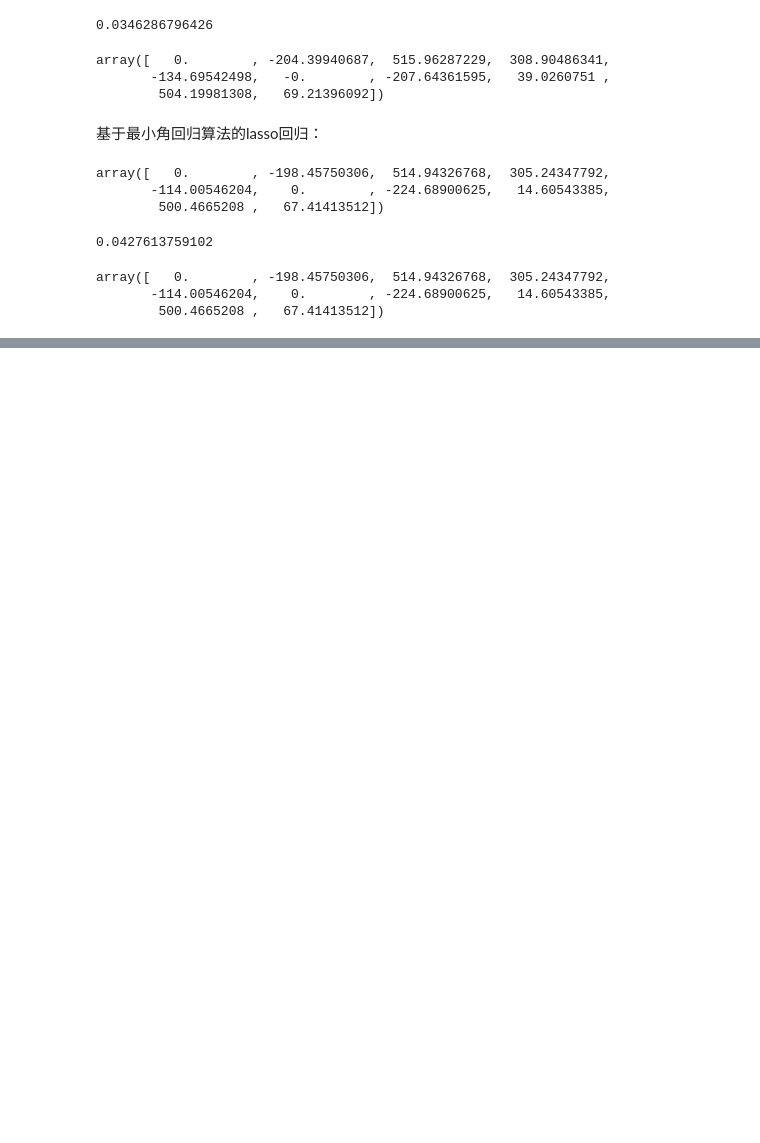
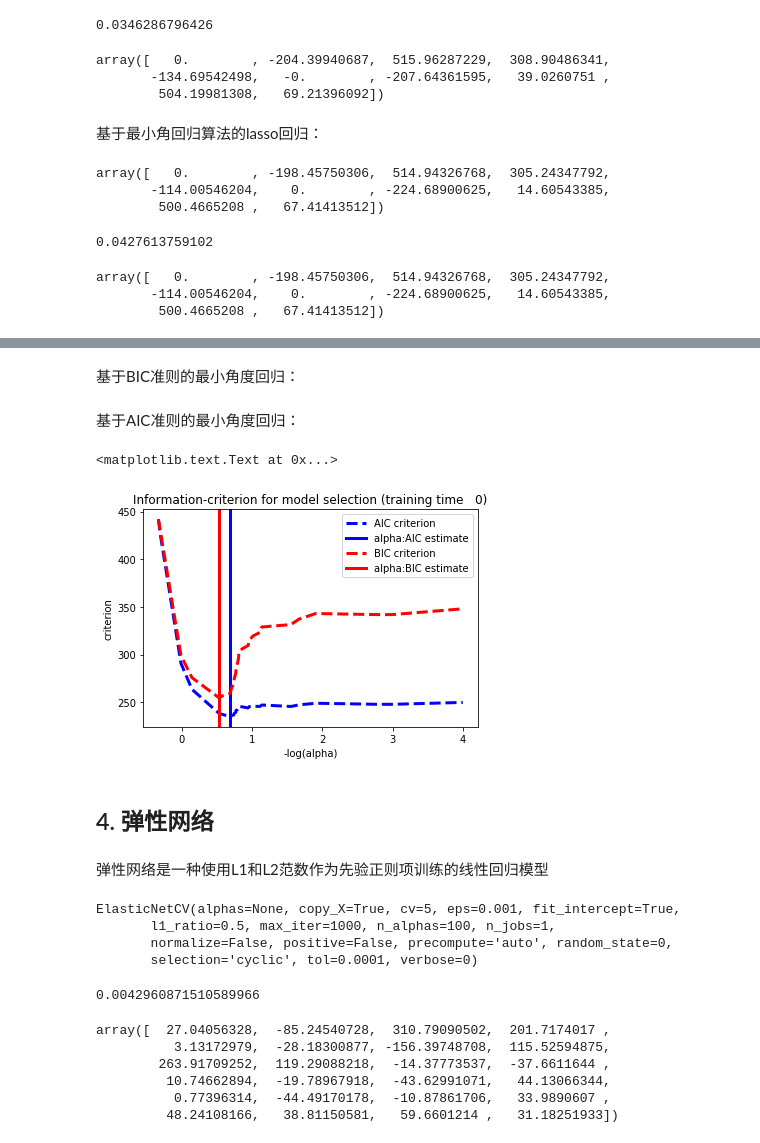
Before and after one commit to lihaoyi999/machine_learning, a Jupyter notebook: regression/sklearn_regression.ipynb, the cells around one changed output, grey strips where cells are left out. Saved outputs shown, nothing was run; the diff lists cells and outputs as text; code cells hidden in the pictures; blank space fills up the shorter version.

```diff
--- a/regression/sklearn_regression.ipynb
+++ b/regression/sklearn_regression.ipynb
@@ -194,0 +196,66 @@ array([   0.        , -198.45750306,  514.94326768,  305.24347792,
+# %%
+import time
+EPSILON = 1e-4
+X = diabetes.data
+y = diabetes.target
+rng = np.random.RandomState(42)
+# %%
+X = np.c_[X, rng.randn(X.shape[0], 14)]
+X /= np.sqrt(np.sum(X ** 2, axis=0))
+# %% [markdown]
+基于BIC准则的最小角度回归：
+# %%
+model_bic = linear_model.LassoLarsIC(criterion='bic')
+t1 =  time.time()
+model_bic.fit(X, y)
+t_bic = time.time() - t1
+alpha_bic_ = model_bic.alpha_
+# %% [markdown]
+基于AIC准则的最小角度回归：
+# %%
+model_aic= linear_model.LassoLarsIC(criterion='aic')
+model_aic.fit(X, y)
+alpha_aic_ = model_aic.alpha_
+# %%
+def plot_ic_criterion(model, name, color):
+    alpha_ = model.alpha_ + EPSILON
+    alphas_ = model.alphas_ + EPSILON
+    criterion_  = model.criterion_
+    plt.plot(-np.log10(alphas_), criterion_, '--', color = color, linewidth = 3, label = '%s criterion' % name)
+    plt.axvline(-np.log10(alpha_), color = color, linewidth=3, label='alpha:%s estimate' % name)
+    plt.xlabel('-log(alpha)')
+    plt.ylabel('criterion')
+
+plt.figure()
+plot_ic_criterion(model_aic, 'AIC', 'b')
+plot_ic_criterion(model_bic, 'BIC', 'r')
+plt.legend()
+plt.title('Information-criterion for model selection (training time %3.f)' % t_bic)
+# %% [output]
+<matplotlib.text.Text at 0x...>
+[figure, added]
+# %% [markdown]
+## 4. 弹性网络
+# %% [markdown]
+弹性网络是一种使用L1和L2范数作为先验正则项训练的线性回归模型
+# %%
+reg = linear_model.ElasticNetCV(cv = 5, random_state=0)
+reg.fit(X, y)
+# %% [output]
+ElasticNetCV(alphas=None, copy_X=True, cv=5, eps=0.001, fit_intercept=True,
+       l1_ratio=0.5, max_iter=1000, n_alphas=100, n_jobs=1,
+       normalize=False, positive=False, precompute='auto', random_state=0,
+       selection='cyclic', tol=0.0001, verbose=0)
+# %%
+reg.alpha_
+# %% [output]
+0.0042960871510589966
+# %%
+reg.coef_
+# %% [output]
+array([  27.04056328,  -85.24540728,  310.79090502,  201.7174017 ,
+          3.13172979,  -28.18300877, -156.39748708,  115.52594875,
+        263.91709252,  119.29088218,  -14.37773537,  -37.6611644 ,
+         10.74662894,  -19.78967918,  -43.62991071,   44.13066344,
+          0.77396314,  -44.49170178,  -10.87861706,   33.9890607 ,
+         48.24108166,   38.81150581,   59.6601214 ,   31.18251933])
```
Also changed, not shown: parts of 10 cells of this notebook.
